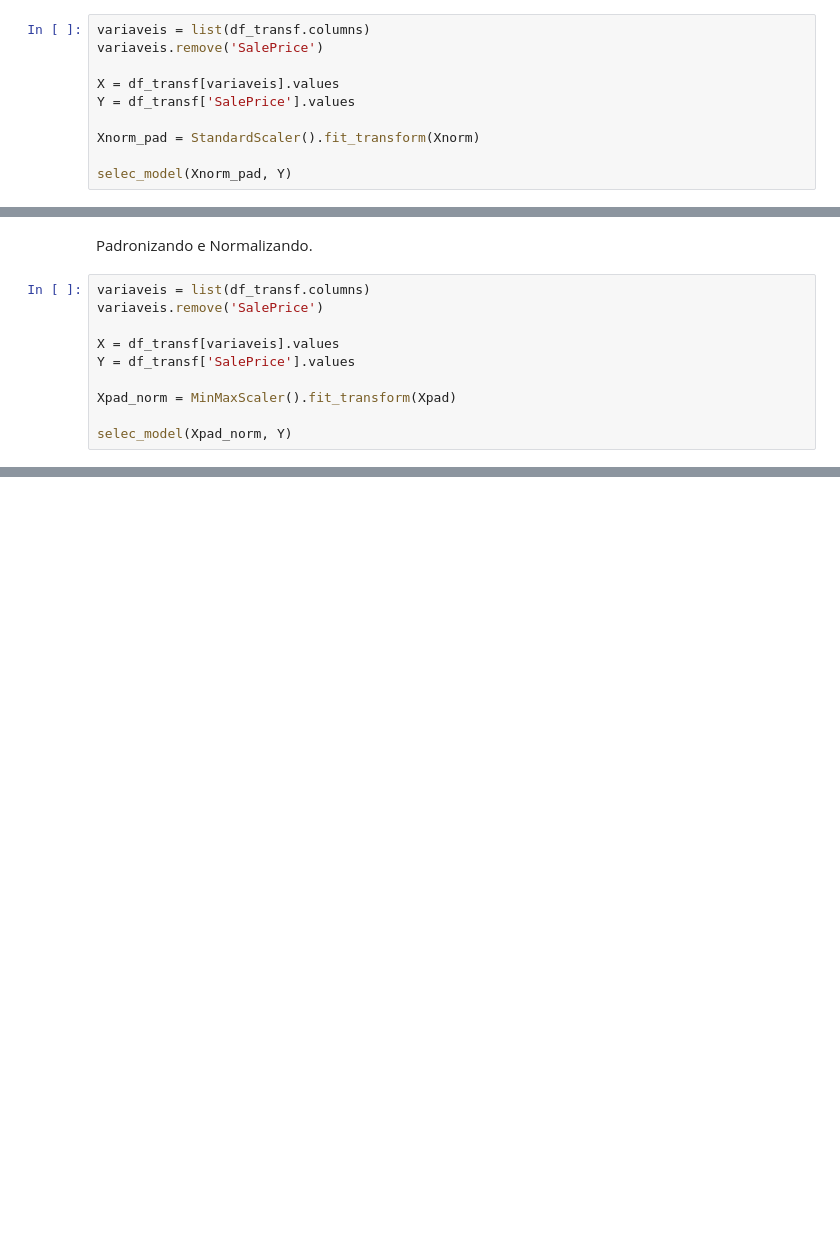
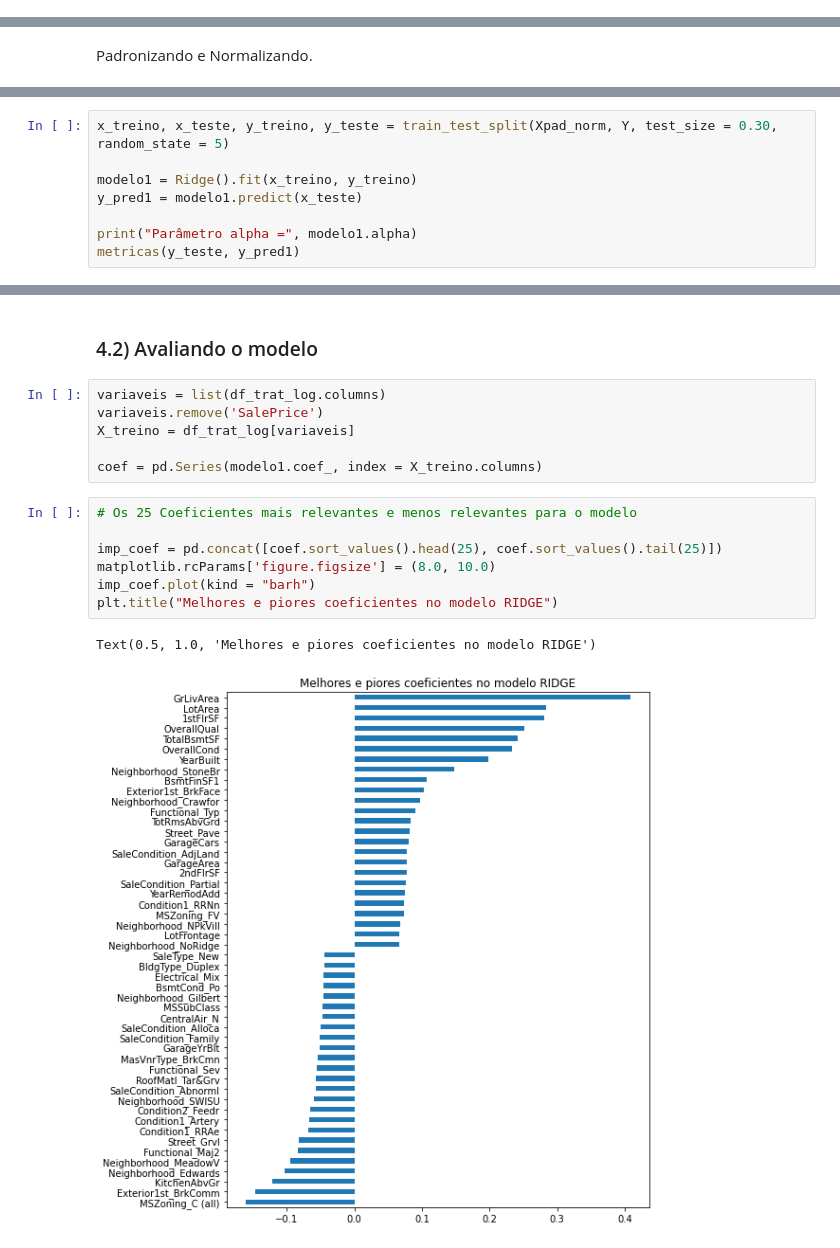
Before and after one commit to gomesalan/Projetos, a Jupyter notebook: Regressao/Projeto1_parte2_AG.ipynb, the cells around one changed output, grey strips where cells are left out. Cells and saved outputs as stored; diff of their text form; blank space fills up the shorter version.

```diff
--- a/Regressao/Projeto1_parte2_AG.ipynb
+++ b/Regressao/Projeto1_parte2_AG.ipynb
@@ -176,12 +343,2 @@ selec_model(Xpad, Y)
 # %% [markdown]
 Normalizando e Padronizando.
-# %%
-variaveis = list(df_transf.columns)
-variaveis.remove('SalePrice')
-
-X = df_transf[variaveis].values
-Y = df_transf['SalePrice'].values
-
-Xnorm_pad = StandardScaler().fit_transform(Xnorm)
-
-selec_model(Xnorm_pad, Y)
@@ -193,12 +353,2 @@ selec_model(Xnorm_pad, Y)
 # %% [markdown]
 Padronizando e Normalizando.
-# %%
-variaveis = list(df_transf.columns)
-variaveis.remove('SalePrice')
-
-X = df_transf[variaveis].values
-Y = df_transf['SalePrice'].values
-
-Xpad_norm = MinMaxScaler().fit_transform(Xpad)
-
-selec_model(Xpad_norm, Y)
@@ -221,0 +426,8 @@ Para dados padronizados e normalizados : **RIDGE**, **LASSO**
+# %%
+x_treino, x_teste, y_treino, y_teste = train_test_split(Xpad_norm, Y, test_size = 0.30, random_state = 5)
+
+modelo1 = Ridge().fit(x_treino, y_treino)
+y_pred1 = modelo1.predict(x_teste)
+
+print("Parâmetro alpha =", modelo1.alpha)
+metricas(y_teste, y_pred1)
@@ -221,0 +485,18 @@ Para dados padronizados e normalizados : **RIDGE**, **LASSO**
+# %% [markdown]
+### 4.2) Avaliando o modelo
+# %%
+variaveis = list(df_trat_log.columns)
+variaveis.remove('SalePrice')
+X_treino = df_trat_log[variaveis]
+
+coef = pd.Series(modelo1.coef_, index = X_treino.columns)
+# %%
+# Os 25 Coeficientes mais relevantes e menos relevantes para o modelo
+
+imp_coef = pd.concat([coef.sort_values().head(25), coef.sort_values().tail(25)])
+matplotlib.rcParams['figure.figsize'] = (8.0, 10.0)
+imp_coef.plot(kind = "barh")
+plt.title("Melhores e piores coeficientes no modelo RIDGE")
+# %% [output]
+Text(0.5, 1.0, 'Melhores e piores coeficientes no modelo RIDGE')
+[figure, added]
```
Also changed, not shown: parts of 64 cells of this notebook, 1 other file.
